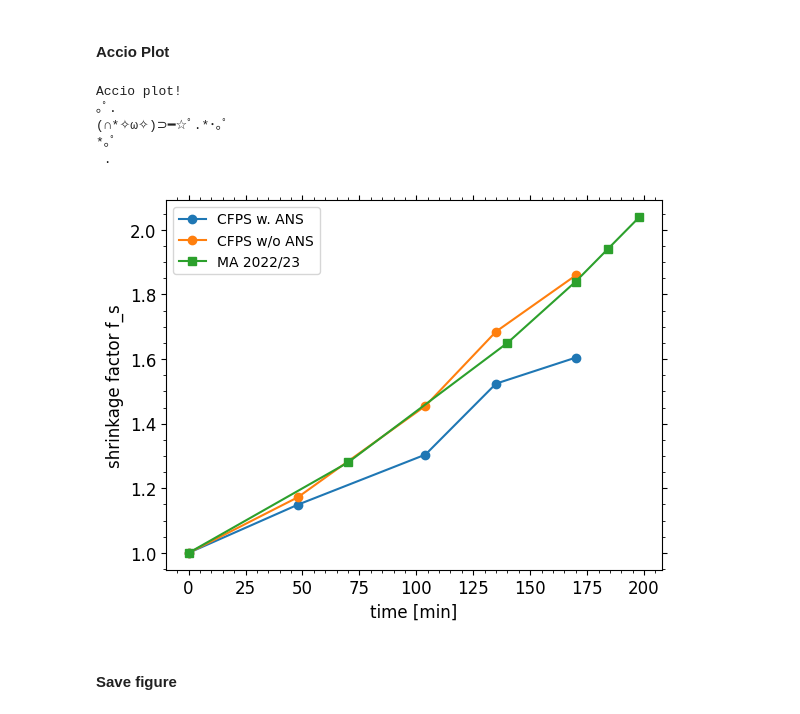
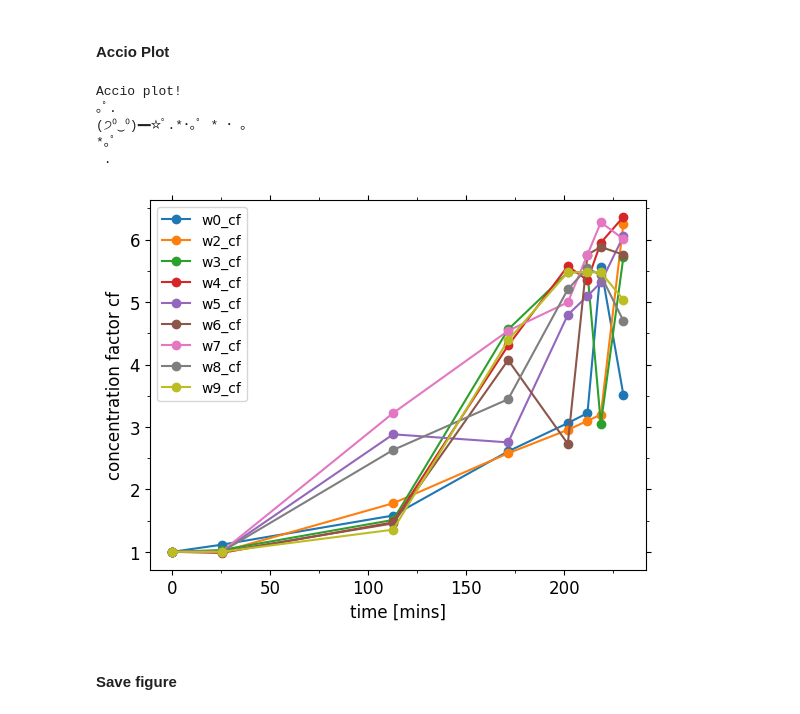
Before and after one commit to cfsb618/Harry-Plotter, a Jupyter notebook: wand.ipynb, the cells around one changed output. Saved outputs shown, nothing was run; the diff lists cells and outputs as text; code cells hidden in the pictures.

```diff
--- a/wand.ipynb
+++ b/wand.ipynb
@@ -106,18 +178,42 @@ n += 1  # do not change
+# %%
+# copy for each dataset you want to display
+spells.ydata[n]["marker"] = "o"  # alternatives: "x", "^", "v", "s", "o"
+spells.ydata[n]["linestyle"] = "solid"  # alternatives: "solid", "dotted", "dashdot", "dashed" or "" for no line
+spells.ydata[n]["color"] = None  # "None" for default colors, alternative: hexcolors or names (hence "green")
+spells.ydata[n]["regression"] = False  # None for no regression, "True" for linear regression
+
+n += 1  # do not change
+# %%
+# copy for each dataset you want to display
+spells.ydata[n]["marker"] = "o"  # alternatives: "x", "^", "v", "s", "o"
+spells.ydata[n]["linestyle"] = "solid"  # alternatives: "solid", "dotted", "dashdot", "dashed" or "" for no line
+spells.ydata[n]["color"] = None  # "None" for default colors, alternative: hexcolors or names (hence "green")
+spells.ydata[n]["regression"] = False  # None for no regression, "True" for linear regression
+
+n += 1  # do not change
+# %%
+# copy for each dataset you want to display
+spells.ydata[n]["marker"] = "o"  # alternatives: "x", "^", "v", "s", "o"
+spells.ydata[n]["linestyle"] = "solid"  # alternatives: "solid", "dotted", "dashdot", "dashed" or "" for no line
+spells.ydata[n]["color"] = None  # "None" for default colors, alternative: hexcolors or names (hence "green")
+spells.ydata[n]["regression"] = False  # None for no regression, "True" for linear regression
+
+n += 1  # do not change
 # %% [markdown]
 #### Cast: specify the properties of the general plot
 # %%
 # specify the properties of the general plot
 plot_properties = {
-    "figname" : "droplet shrinkage",
-    "formats" : ["svg", "png"],  # "svg", "png", "jpeg", "bmp"
-    "xlabel" : "time [min]",
-    "ylabel" : "shrinkage factor f_s",
+    "figname" : "s0_cf results",
+    "formats" : ["png"],  # "svg", "png", "jpeg", "bmp"
+    "xlabel" : "time [mins]",
+    "ylabel" : "concentration factor cf",
     "x-range" : [None, None],  # [None, None] for default, otherwise [startvalue, endvalue]
     "y-range" : [None, None],
     "x-ticks" : None,  # specify number of labeld major ticks on each axis, None is automode
     "y-ticks" : None,
-    "x-minor" : None,  # specify number of minor ticks between major ticks, 2 or 5 is best, None is automode
-    "y-minor" : None,
+    "x-minor" : 2,  # specify number of minor ticks between major ticks, 2 or 5 is best, None is automode
+    "y-minor" : 2,
     "xaxis-type": "lin",  # can be set to "lin" or "log"
     "yaxis-type": "lin",
     "fontsizefactor" : 1.2
@@ -144,8 +240,10 @@ for data in spells.ydata:
     # check for regression
     if dataset["regression"] is True:
         reg = dp.Regression()
-        y_pred, m, c = reg.linreg(dataset["xdata"].values.reshape(-1, 1), dataset["data"].values, dataset["name"], do_linreg = True)
-        ax.plot(spells.ydata[0]["xdata"], y_pred, color = dataset["color"])
+        xdf = pd.DataFrame(dataset["xdata"]) #xdf was originally dataset["xdata"] and this line was not here
+        ydf = pd.DataFrame(dataset["data"]) # problem is only because delete_nans generates list, but if they are changed to df, some more errors occure. URGENT
+        y_pred, m, c = reg.linreg(xdf.values.reshape(-1, 1), ydf.values, dataset["name"], do_linreg = True)
+        ax.plot(xdf, y_pred, color = dataset["color"]) # xdf = spells.ydata[0]["xdata"]
 
 
 # adjust plot
@@ -153,35 +251,35 @@ ax.set_xlabel(hp.pp["xlabel"])
 ax.set_ylabel(hp.pp["ylabel"])
 ax.xaxis.set_ticks_position('both')
 ax.yaxis.set_ticks_position('both')
 
 xt, yt = hp.set_lin_log()
 ax.set_xscale(xt)
 ax.set_yscale(yt)
 
 if hp.pp["xtick_number"] is not None:
     ax.xaxis.set_major_locator(hp.pp["xtick_number"])
 if hp.pp["ytick_number"] is not None:
     ax.yaxis.set_major_locator(hp.pp["ytick_number"])
 
 xminor, yminor = hp.minor_locator()
 if hp.pp["xaxis-type"] != "log":
     ax.xaxis.set_minor_locator(AutoMinorLocator(xminor))
 if hp.pp["yaxis-type"] != "log":
     ax.yaxis.set_minor_locator(AutoMinorLocator(yminor))
 
 ax.yaxis.label.set_size(10*hp.pp["fontsizefactor"])
 ax.xaxis.label.set_size(10*hp.pp["fontsizefactor"])
 ax.tick_params(axis="x", labelsize = 10*hp.pp["fontsizefactor"])
 ax.tick_params(axis="y", labelsize = 10*hp.pp["fontsizefactor"])
 
 legend = ax.legend()
 # %% [output]
 Accio plot!
 ｡ﾟ.
-(∩*✧ω✧)⊃━☆ﾟ.*･｡ﾟ
+(੭⁰‿⁰)━☆ﾟ.*･｡ﾟ * ･ ｡
 *｡ﾟ
  .
-[figure, old version]
+[figure, new version]
 # %% [markdown]
 #### Save figure
 # %%
```
Also changed, not shown: parts of 28 cells of this notebook, 1 other file.
